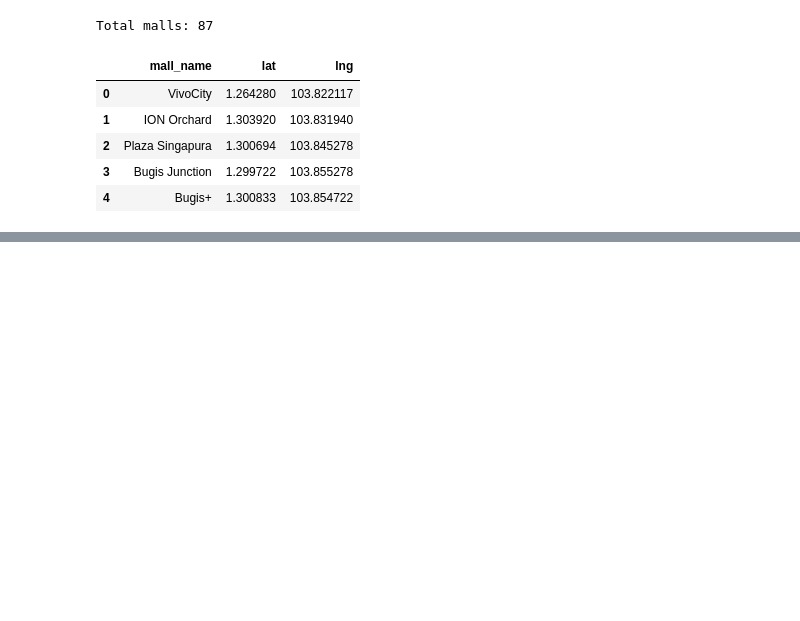
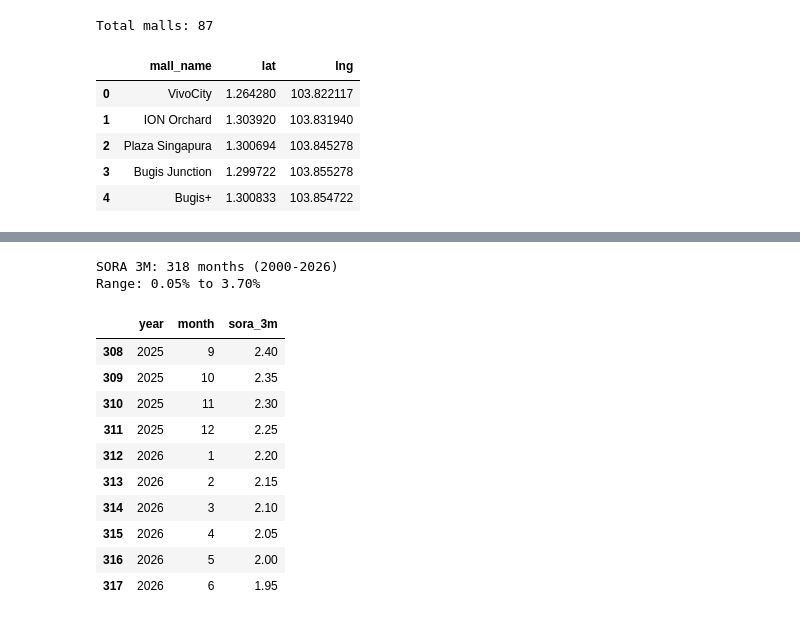
Before and after one commit to fl4shagent/HousePricePrediction, a Jupyter notebook: notebooks/0_data_collection.ipynb, the cells around one changed output, grey strips where cells are left out. Saved outputs shown, nothing was run; the diff lists cells and outputs as text; code cells hidden in the pictures; blank space fills up the shorter version.

```diff
--- a/notebooks/0_data_collection.ipynb
+++ b/notebooks/0_data_collection.ipynb
@@ -354,0 +361,21 @@ Total malls: 87
+# %%
+# SORA 3M — hardcoded from MAS public records (monthly, 2000-2026)
+df_sora = get_sora_3m()
+df_sora.to_csv("../data/raw/sora_3m.csv", index=False)
+print(f"SORA 3M: {len(df_sora)} months ({df_sora['year'].min()}-{df_sora['year'].max()})")
+print(f"Range: {df_sora['sora_3m'].min():.2f}% to {df_sora['sora_3m'].max():.2f}%")
+df_sora.tail(10)
+# %% [output]
+SORA 3M: 318 months (2000-2026)
+Range: 0.05% to 3.70%
+|  | year | month | sora_3m |
+| 308 | 2025 | 9 | 2.40 |
+| 309 | 2025 | 10 | 2.35 |
+| 310 | 2025 | 11 | 2.30 |
+| 311 | 2025 | 12 | 2.25 |
+| 312 | 2026 | 1 | 2.20 |
+| 313 | 2026 | 2 | 2.15 |
+| 314 | 2026 | 3 | 2.10 |
+| 315 | 2026 | 4 | 2.05 |
+| 316 | 2026 | 5 | 2.00 |
+| 317 | 2026 | 6 | 1.95 |
```
Also changed, not shown: parts of 5 cells of this notebook, 10 other files.
